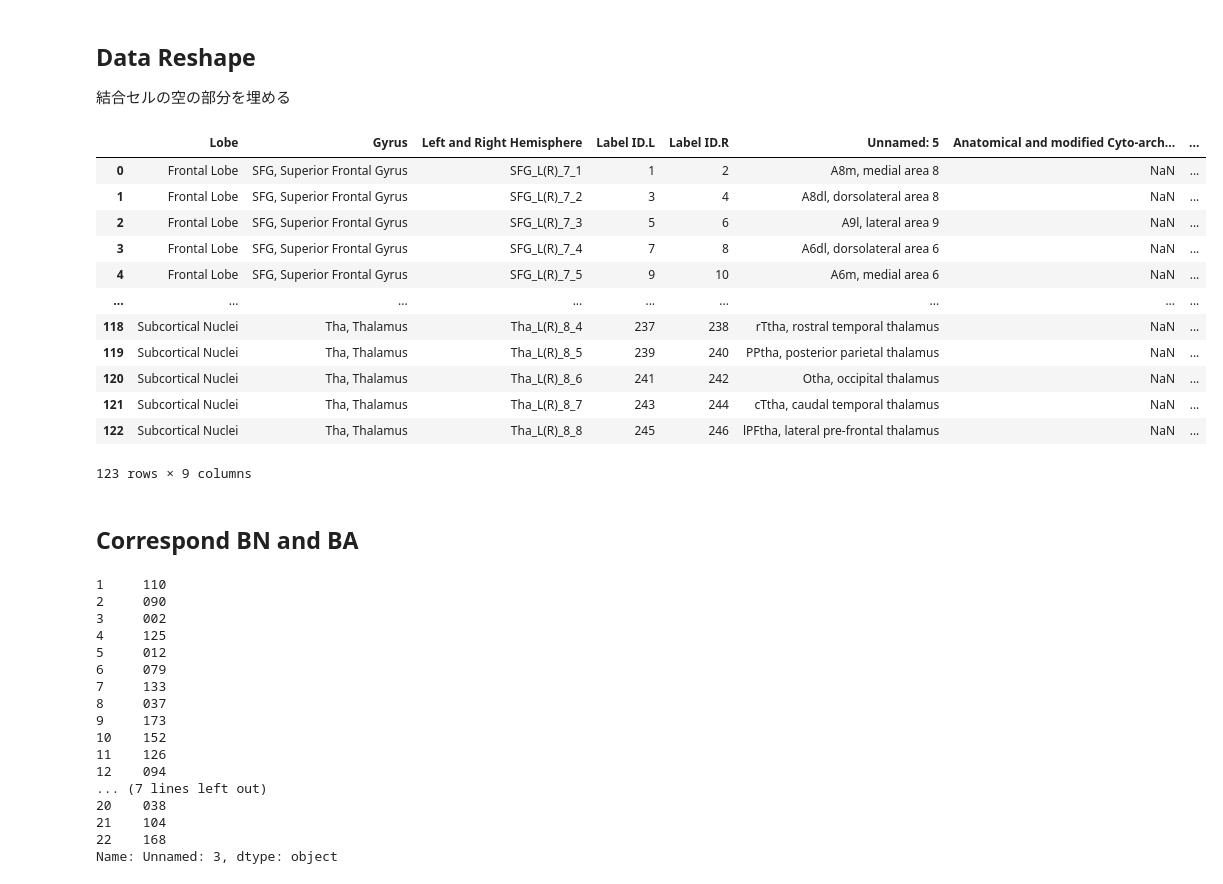
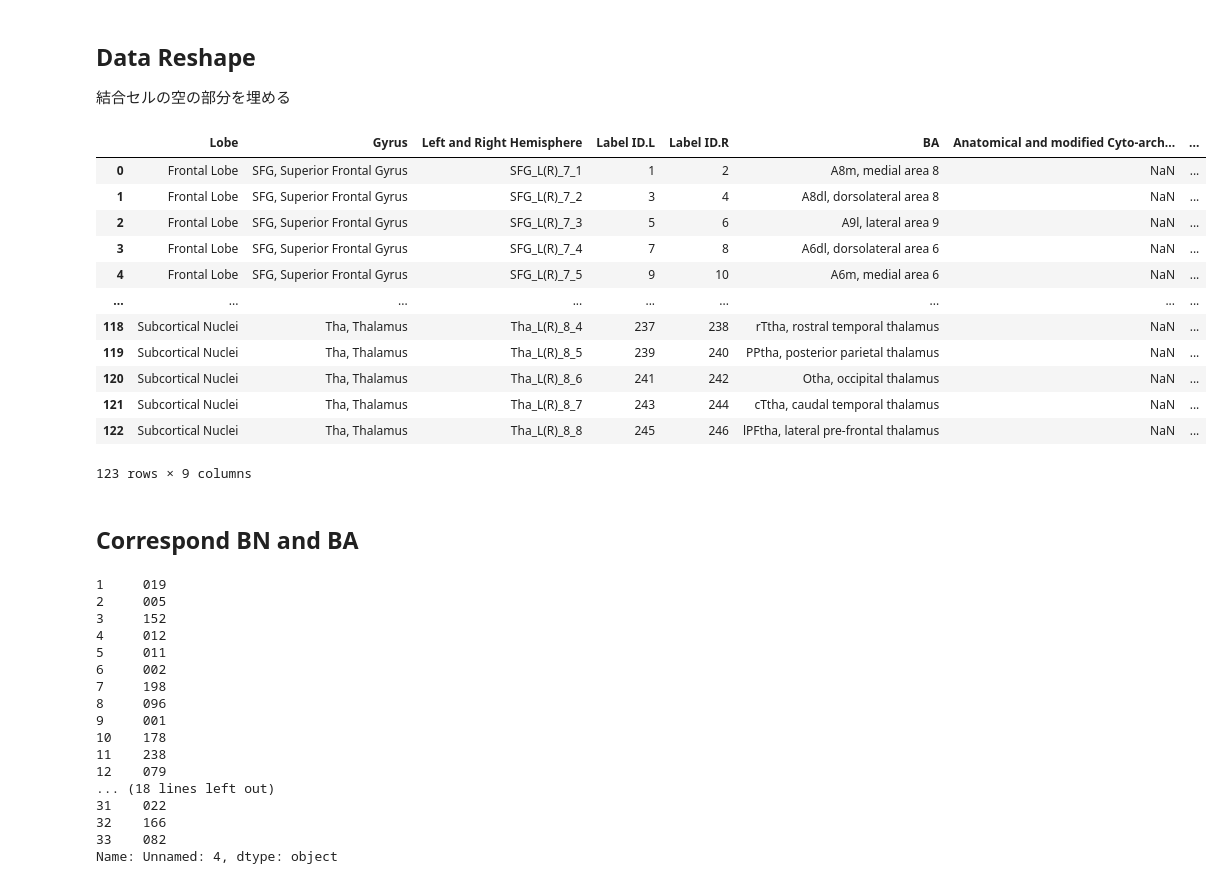
Before and after one commit to Toyomi-i/study_naist, a Jupyter notebook: BN2BA_testBook.ipynb, the cells around one changed output. Cells and saved outputs as stored; diff of their text form; code cells hidden in the pictures.

```diff
--- a/BN2BA_testBook.ipynb
+++ b/BN2BA_testBook.ipynb
@@ -57,9 +60,10 @@ df2
 # %%
 df["Lobe"] = pd.Series(df["Lobe"]).fillna(method="ffill")
 df["Gyrus"] = pd.Series(df["Gyrus"]).fillna(method="ffill")
+df = df.rename(columns={'Unnamed: 5': 'BA'})
 df
 # %% [output]
-|  | Lobe | Gyrus | Left and Right Hemisphere | Label ID.L | Label ID.R | Unnamed: 5 | Anatomical and modified Cyto-arch... | ... |
+|  | Lobe | Gyrus | Left and Right Hemisphere | Label ID.L | Label ID.R | BA | Anatomical and modified Cyto-arch... | ... |
 | 0 | Frontal Lobe | SFG, Superior Frontal Gyrus | SFG_L(R)_7_1 | 1 | 2 | A8m, medial area 8 | NaN | ... |
 | 1 | Frontal Lobe | SFG, Superior Frontal Gyrus | SFG_L(R)_7_2 | 3 | 4 | A8dl, dorsolateral area 8 | NaN | ... |
 | 2 | Frontal Lobe | SFG, Superior Frontal Gyrus | SFG_L(R)_7_3 | 5 | 6 | A9l, lateral area 9 | NaN | ... |
@@ -76,26 +80,27 @@ df
 ## Correspond BN and BA
 # %%
 ##extract BN ROI number
-BN_names = df2.iloc[:,3]
+# with inverse...4 witout...3
+BN_names = df2.iloc[:,4]
 BN_names = BN_names.drop(BN_names.index[[0]])
-
+BN_names
 BN_nums = BN_names.str[-3:]
 BN_nums
 # %% [output]
-1     110
-2     090
-3     002
-4     125
-5     012
-6     079
-7     133
-8     037
-9     173
-10    152
-11    126
-12    094
-... (7 lines left out)
-20    038
-21    104
-22    168
-Name: Unnamed: 3, dtype: object
+1     019
+2     005
+3     152
+4     012
+5     011
+6     002
+7     198
+8     096
+9     001
+10    178
+11    238
+12    079
+... (18 lines left out)
+31    022
+32    166
+33    082
+Name: Unnamed: 4, dtype: object
```
Also changed, not shown: parts of 7 cells of this notebook.
